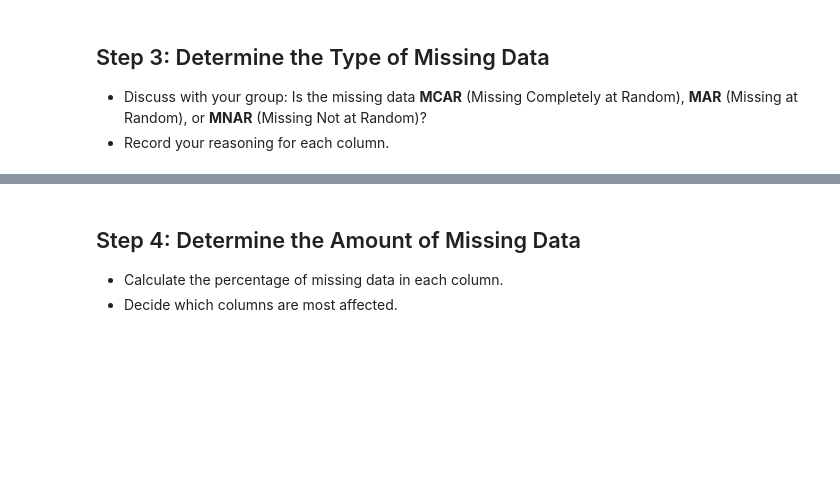
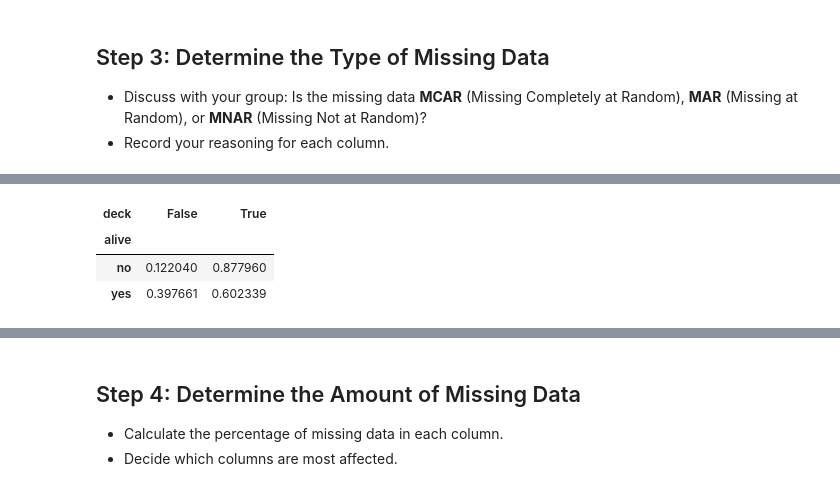
Before and after one commit to jiraroj-wir/MUIC-ICCS261-Principles-of-Data-Science, a Jupyter notebook: missing_titanic.ipynb, the cells around one changed output, grey strips where cells are left out. Saved outputs shown, nothing was run; the diff lists cells and outputs as text; code cells hidden in the pictures; blank space fills up the shorter version.

```diff
--- a/missing_titanic.ipynb
+++ b/missing_titanic.ipynb
@@ -59,0 +151,7 @@ missing_count
+# %%
+pd.crosstab(titanic["alive"], titanic["deck"].isna(), normalize="index")
+# %% [output]
+| deck | False | True |
+| alive |  |  |
+| no | 0.122040 | 0.877960 |
+| yes | 0.397661 | 0.602339 |
```
Also changed, not shown: parts of 21 cells of this notebook.
